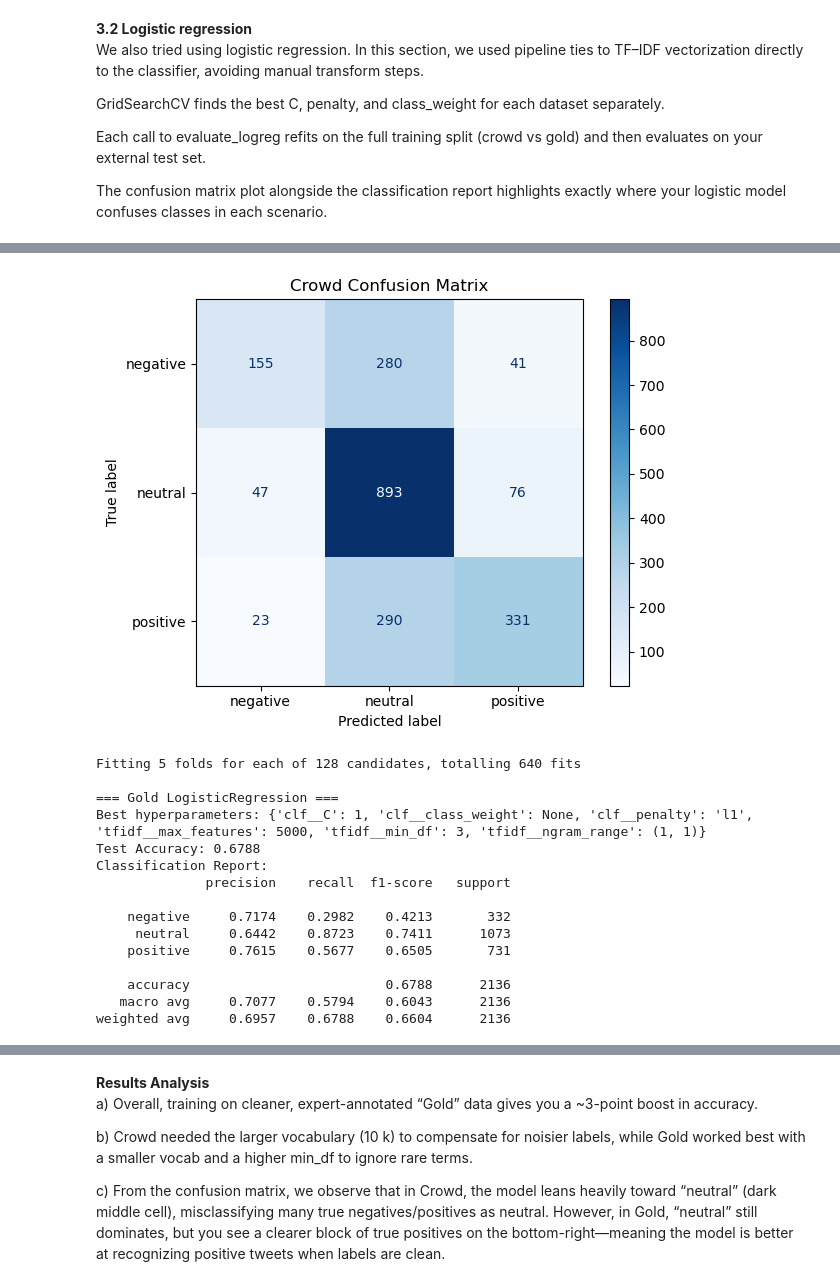
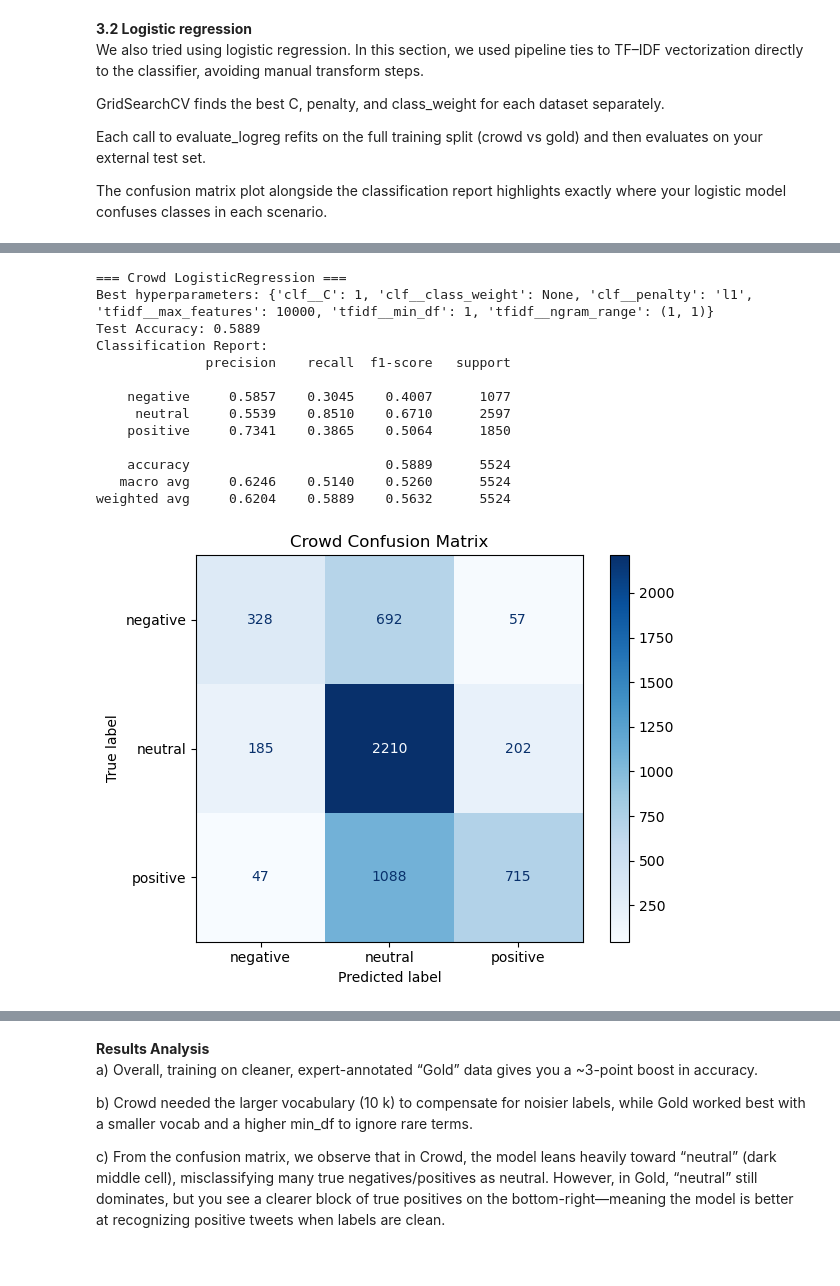
Before and after one commit to gongzhzh/Applied-Machine-Learning-Lab, a Jupyter notebook: PA3 Sentiment classification/PA3 Sentiment classification.ipynb, the cells around one changed output, grey strips where cells are left out. Saved outputs shown, nothing was run; the diff lists cells and outputs as text; code cells hidden in the pictures.

```diff
--- a/PA3 Sentiment classification/PA3 Sentiment classification.ipynb
+++ b/PA3 Sentiment classification/PA3 Sentiment classification.ipynb
@@ -222,19 +240,20 @@ We tried a combination of Tfidvectorizer and LinearSVC. The combination of the t
 # %%
-from sklearn.svm import LinearSVC
-from sklearn.feature_extraction.text import TfidfVectorizer
-from sklearn.model_selection import train_test_split
-from sklearn.pipeline import Pipeline
-from sklearn.metrics import f1_score
+# --- 2. Define Pipeline & hyperparameter grid ---
+pipeline = Pipeline([
+    ("tfidf", TfidfVectorizer(strip_accents='unicode',
+                              sublinear_tf=True)),
+    ("svc",   LinearSVC(dual='auto'))
+])
 
-X_crowd = crowd_train_data['text'].apply(clean_tweet)
-Y_crowd = crowd_train_data['sentiment']
+# Stratified 5-fold cross-validator
+cv = StratifiedKFold(n_splits=5, shuffle=True, random_state=42)
 
-X_test = test_data['text'].apply(clean_tweet)
-Y_test = test_data['sentiment']
+# --- 3. Baseline: train once on crowd data ---
+baseline_clf = pipeline.fit(X_crowd, Y_crowd)
+y_baseline = baseline_clf.predict(X_test)
 
-pipeline = Pipeline([("tfidf", TfidfVectorizer(strip_accents='unicode', sublinear_tf=True)),
-                     ("svc", LinearSVC(dual='auto'))])
-clf = pipeline.fit(X_crowd, Y_crowd)
-acc = accuracy_score(Y_test, clf.predict(X_test))
-print("acc:",acc)
+print("=== Baseline (single training on crowd data) ===")
+print(f"Accuracy: {accuracy_score(Y_test, y_baseline):.4f}")
+print(f"F1 (weighted): {f1_score(Y_test, y_baseline, average='weighted'):.4f}")
+print(classification_report(Y_test, y_baseline, digits=4))
 # %% [output]
@@ -331,18 +415,15 @@ import matplotlib.pyplot as plt
 X_gold = gold_train_data['text'].apply(clean_tweet)
 Y_gold = gold_train_data['sentiment']
 
-#split data
-# X_gold_train, X_gold_eval, Y_gold_train, Y_gold_eval = train_test_split(X_gold, Y_gold, test_size=0.2, random_state=42)
-
-grid.best_estimator_.fit(X_gold, Y_gold)
+best_gold.fit(X_gold, Y_gold)
 
 # evaluate on held-out test set
-Y_gold_pred = grid.predict(X_test)
+Y_gold_pred = best_gold.predict(X_test)
 print(classification_report(Y_test, Y_gold_pred, digits=4))
 
 # compute and render the confusion matrix for error analysis
 cm = confusion_matrix(Y_test, Y_gold_pred)
-disp = ConfusionMatrixDisplay(cm, display_labels=best_model.classes_)
+disp = ConfusionMatrixDisplay(cm, display_labels=best_gold.classes_)
 disp.plot(cmap=plt.cm.Blues)                           # blue palette for clarity
 plt.title('Confusion Matrix — Gold Data')
 plt.xlabel('Predicted Label')
@@ -451,7 +532,7 @@ def evaluate_logreg(X_train, y_train, X_test, y_test, label):
 
 # ————————————————————————————————————————————————
 # 3) Run evaluation on both Crowd and Gold data
-evaluate_logreg(X_crowd, Y_crowd, X_crowd_test, Y_crowd_test, label="Crowd")
-evaluate_logreg(X_gold,  Y_gold,  X_gold_test,  Y_gold_test,  label="Gold")
+evaluate_logreg(X_crowd, Y_crowd, X_test, Y_test, label="Crowd")
+evaluate_logreg(X_gold,  Y_gold,  X_test,  Y_test,  label="Gold")
 # %% [output]
 Fitting 5 folds for each of 128 candidates, totalling 640 fits
@@ -472,16 +539,14 @@ weighted avg     0.6666    0.6456    0.6240      2136
+=== Crowd LogisticRegression ===
+Best hyperparameters: {'clf__C': 1, 'clf__class_weight': None, 'clf__penalty': 'l1', 'tfidf__max_features': 10000, 'tfidf__min_df': 1, 'tfidf__ngram_range': (1, 1)}
+Test Accuracy: 0.5889
+Classification Report:
+              precision    recall  f1-score   support
+
+    negative     0.5857    0.3045    0.4007      1077
+     neutral     0.5539    0.8510    0.6710      2597
+    positive     0.7341    0.3865    0.5064      1850
+
+    accuracy                         0.5889      5524
+   macro avg     0.6246    0.5140    0.5260      5524
+weighted avg     0.6204    0.5889    0.5632      5524
-[figure, old version]
+[figure, new version]
-Fitting 5 folds for each of 128 candidates, totalling 640 fits
-
-=== Gold LogisticRegression ===
-Best hyperparameters: {'clf__C': 1, 'clf__class_weight': None, 'clf__penalty': 'l1', 'tfidf__max_features': 5000, 'tfidf__min_df': 3, 'tfidf__ngram_range': (1, 1)}
-Test Accuracy: 0.6788
-Classification Report:
-              precision    recall  f1-score   support
-
-    negative     0.7174    0.2982    0.4213       332
-     neutral     0.6442    0.8723    0.7411      1073
-    positive     0.7615    0.5677    0.6505       731
-
-    accuracy                         0.6788      2136
-   macro avg     0.7077    0.5794    0.6043      2136
-weighted avg     0.6957    0.6788    0.6604      2136
```
Also changed, not shown: parts of 10 cells of this notebook, 5 other files.
